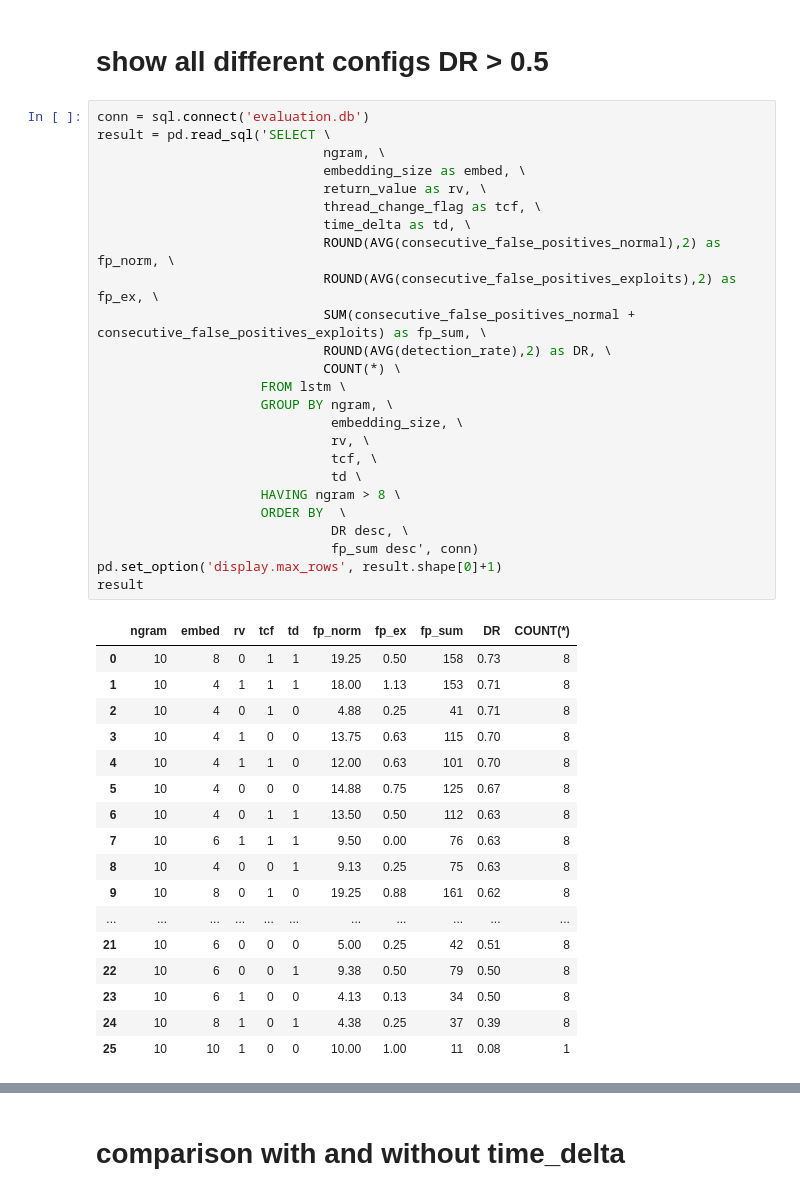
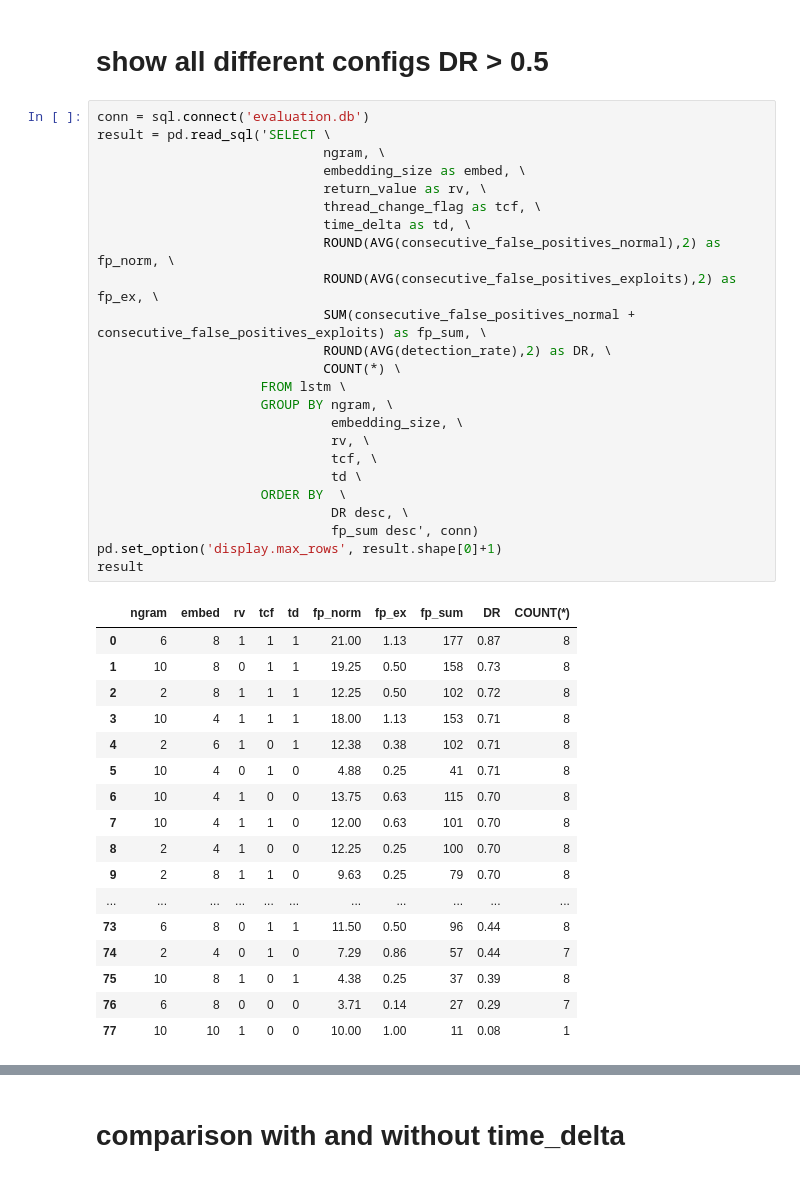
Before and after one commit to LID-DS/LID-DS, a Jupyter notebook: algorithms/evaluation/eval.ipynb, the cells around one changed output, grey strips where cells are left out. Drawn from its saved outputs; the diff is of its cells as text.

```diff
--- a/algorithms/evaluation/eval.ipynb
+++ b/algorithms/evaluation/eval.ipynb
@@ -57,43 +60,42 @@ Table already exists
 # %%
 conn = sql.connect('evaluation.db')
 result = pd.read_sql('SELECT \
                              ngram, \
                              embedding_size as embed, \
                              return_value as rv, \
                              thread_change_flag as tcf, \
                              time_delta as td, \
                              ROUND(AVG(consecutive_false_positives_normal),2) as fp_norm, \
                              ROUND(AVG(consecutive_false_positives_exploits),2) as fp_ex, \
                              SUM(consecutive_false_positives_normal + consecutive_false_positives_exploits) as fp_sum, \
                              ROUND(AVG(detection_rate),2) as DR, \
                              COUNT(*) \
                      FROM lstm \
                      GROUP BY ngram, \
                               embedding_size, \
                               rv, \
                               tcf, \
                               td \
-                     HAVING ngram > 8 \
                      ORDER BY  \
                               DR desc, \
                               fp_sum desc', conn)
 pd.set_option('display.max_rows', result.shape[0]+1)
 result
 # %% [output]
 |  | ngram | embed | rv | tcf | td | fp_norm | fp_ex | fp_sum | DR | COUNT(*) |
-| 0 | 10 | 8 | 0 | 1 | 1 | 19.25 | 0.50 | 158 | 0.73 | 8 |
-| 1 | 10 | 4 | 1 | 1 | 1 | 18.00 | 1.13 | 153 | 0.71 | 8 |
-| 2 | 10 | 4 | 0 | 1 | 0 | 4.88 | 0.25 | 41 | 0.71 | 8 |
-| 3 | 10 | 4 | 1 | 0 | 0 | 13.75 | 0.63 | 115 | 0.70 | 8 |
-| 4 | 10 | 4 | 1 | 1 | 0 | 12.00 | 0.63 | 101 | 0.70 | 8 |
-| 5 | 10 | 4 | 0 | 0 | 0 | 14.88 | 0.75 | 125 | 0.67 | 8 |
-| 6 | 10 | 4 | 0 | 1 | 1 | 13.50 | 0.50 | 112 | 0.63 | 8 |
-| 7 | 10 | 6 | 1 | 1 | 1 | 9.50 | 0.00 | 76 | 0.63 | 8 |
-| 8 | 10 | 4 | 0 | 0 | 1 | 9.13 | 0.25 | 75 | 0.63 | 8 |
-| 9 | 10 | 8 | 0 | 1 | 0 | 19.25 | 0.88 | 161 | 0.62 | 8 |
+| 0 | 6 | 8 | 1 | 1 | 1 | 21.00 | 1.13 | 177 | 0.87 | 8 |
+| 1 | 10 | 8 | 0 | 1 | 1 | 19.25 | 0.50 | 158 | 0.73 | 8 |
+| 2 | 2 | 8 | 1 | 1 | 1 | 12.25 | 0.50 | 102 | 0.72 | 8 |
+| 3 | 10 | 4 | 1 | 1 | 1 | 18.00 | 1.13 | 153 | 0.71 | 8 |
+| 4 | 2 | 6 | 1 | 0 | 1 | 12.38 | 0.38 | 102 | 0.71 | 8 |
+| 5 | 10 | 4 | 0 | 1 | 0 | 4.88 | 0.25 | 41 | 0.71 | 8 |
+| 6 | 10 | 4 | 1 | 0 | 0 | 13.75 | 0.63 | 115 | 0.70 | 8 |
+| 7 | 10 | 4 | 1 | 1 | 0 | 12.00 | 0.63 | 101 | 0.70 | 8 |
+| 8 | 2 | 4 | 1 | 0 | 0 | 12.25 | 0.25 | 100 | 0.70 | 8 |
+| 9 | 2 | 8 | 1 | 1 | 0 | 9.63 | 0.25 | 79 | 0.70 | 8 |
 | ... | ... | ... | ... | ... | ... | ... | ... | ... | ... | ... |
-| 21 | 10 | 6 | 0 | 0 | 0 | 5.00 | 0.25 | 42 | 0.51 | 8 |
-| 22 | 10 | 6 | 0 | 0 | 1 | 9.38 | 0.50 | 79 | 0.50 | 8 |
-| 23 | 10 | 6 | 1 | 0 | 0 | 4.13 | 0.13 | 34 | 0.50 | 8 |
-| 24 | 10 | 8 | 1 | 0 | 1 | 4.38 | 0.25 | 37 | 0.39 | 8 |
-| 25 | 10 | 10 | 1 | 0 | 0 | 10.00 | 1.00 | 11 | 0.08 | 1 |
+| 73 | 6 | 8 | 0 | 1 | 1 | 11.50 | 0.50 | 96 | 0.44 | 8 |
+| 74 | 2 | 4 | 0 | 1 | 0 | 7.29 | 0.86 | 57 | 0.44 | 7 |
+| 75 | 10 | 8 | 1 | 0 | 1 | 4.38 | 0.25 | 37 | 0.39 | 8 |
+| 76 | 6 | 8 | 0 | 0 | 0 | 3.71 | 0.14 | 27 | 0.29 | 7 |
+| 77 | 10 | 10 | 1 | 0 | 0 | 10.00 | 1.00 | 11 | 0.08 | 1 |
```
Also changed, not shown: parts of 7 cells of this notebook.
